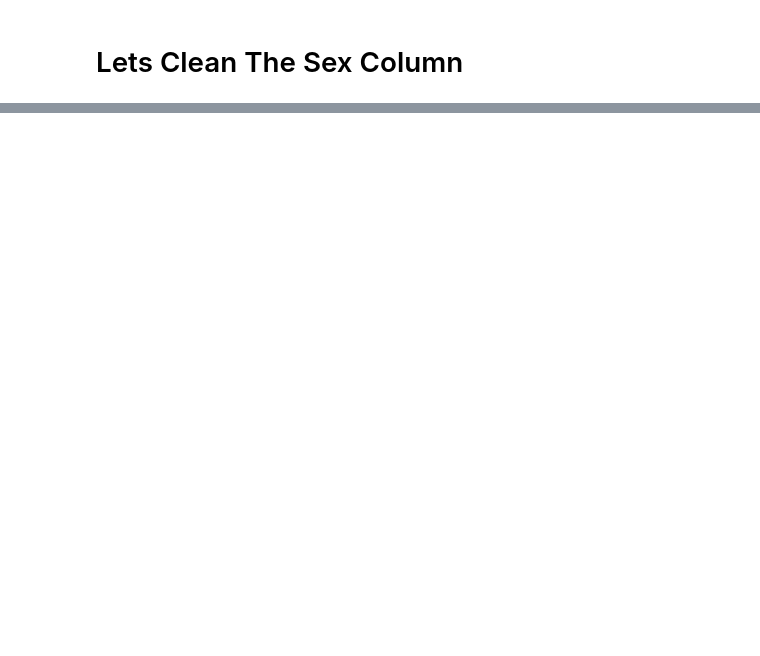
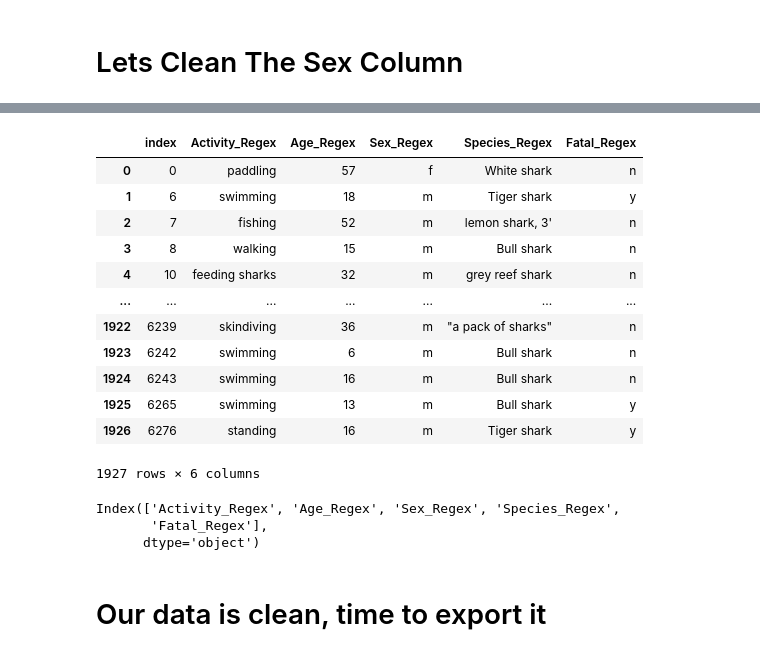
Before and after one commit to Javi-Python/Projecto-Shark-Attack-Data-Cleaning, a Jupyter notebook: Cleaning Shark Data V1.ipynb, the cells around one changed output, grey strips where cells are left out. Saved outputs shown, nothing was run; the diff lists cells and outputs as text; code cells hidden in the pictures; blank space fills up the shorter version.

```diff
--- a/Cleaning Shark Data V1.ipynb
+++ b/Cleaning Shark Data V1.ipynb
@@ -299,0 +413,24 @@ sharks_replace_sex.head()
+# %%
+CleanSharks.reset_index()
+# %% [output]
+|  | index | Activity_Regex | Age_Regex | Sex_Regex | Species_Regex | Fatal_Regex |
+| 0 | 0 | paddling | 57 | f | White shark | n |
+| 1 | 6 | swimming | 18 | m | Tiger shark | y |
+| 2 | 7 | fishing | 52 | m | lemon shark, 3' | n |
+| 3 | 8 | walking | 15 | m | Bull shark | n |
+| 4 | 10 | feeding sharks | 32 | m | grey reef shark | n |
+| ... | ... | ... | ... | ... | ... | ... |
+| 1922 | 6239 | skindiving | 36 | m | "a pack of sharks" | n |
+| 1923 | 6242 | swimming | 6 | m | Bull shark | n |
+| 1924 | 6243 | swimming | 16 | m | Bull shark | n |
+| 1925 | 6265 | swimming | 13 | m | Bull shark | y |
+| 1926 | 6276 | standing | 16 | m | Tiger shark | y |
+1927 rows × 6 columns
+# %%
+CleanSharks.columns
+# %% [output]
+Index(['Activity_Regex', 'Age_Regex', 'Sex_Regex', 'Species_Regex',
+       'Fatal_Regex'],
+      dtype='object')
+# %% [markdown]
+# Our data is clean, time to export it
```
Also changed, not shown: parts of 26 cells of this notebook.
